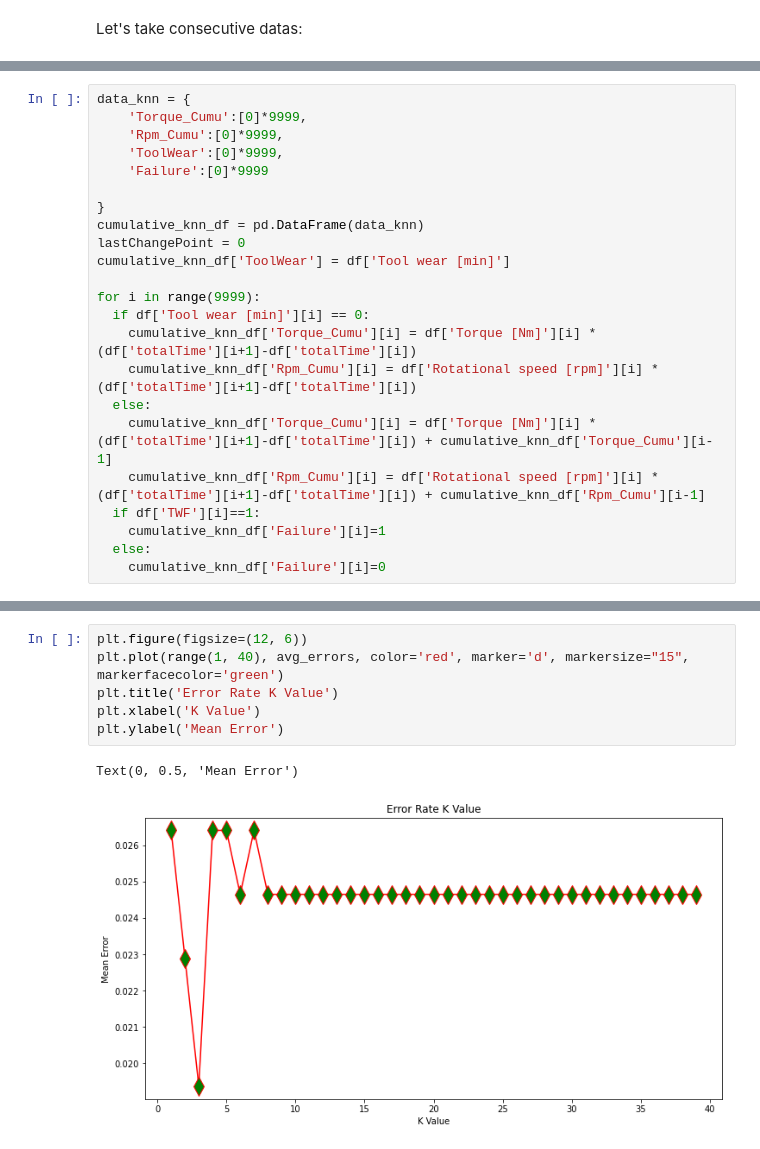
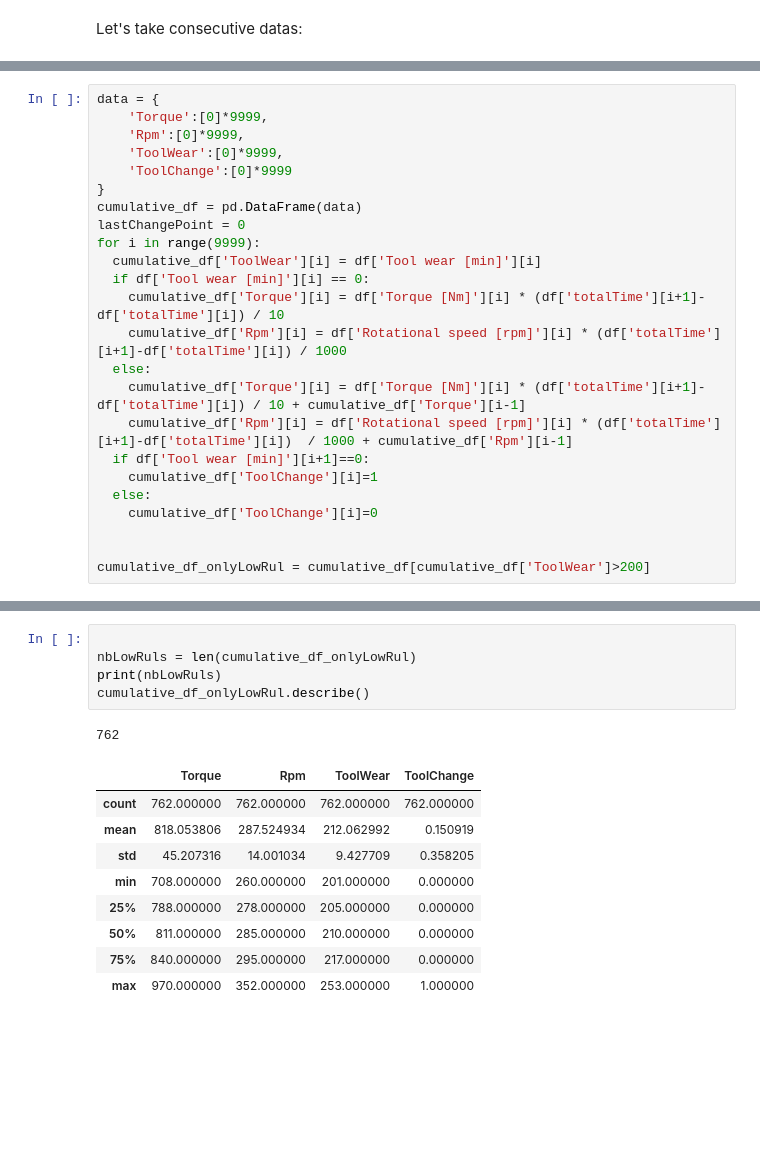
Before and after one commit to benjaminsalon/MALIS_Project, a Jupyter notebook: MALIS_Project.ipynb, the cells around one changed output, grey strips where cells are left out. Cells and saved outputs as stored; diff of their text form; blank space fills up the shorter version.

```diff
--- a/MALIS_Project.ipynb
+++ b/MALIS_Project.ipynb
@@ -431,23 +438,24 @@ list(df.columns)
 # %%
-data_knn = {
-    'Torque_Cumu':[0]*9999,
-    'Rpm_Cumu':[0]*9999,
+data = {
+    'Torque':[0]*9999,
+    'Rpm':[0]*9999,
     'ToolWear':[0]*9999,
-    'Failure':[0]*9999
+    'ToolChange':[0]*9999
+}
+cumulative_df = pd.DataFrame(data)
+lastChangePoint = 0
+for i in range(9999):
+  cumulative_df['ToolWear'][i] = df['Tool wear [min]'][i]
+  if df['Tool wear [min]'][i] == 0:
+    cumulative_df['Torque'][i] = df['Torque [Nm]'][i] * (df['totalTime'][i+1]-df['totalTime'][i]) / 10
+    cumulative_df['Rpm'][i] = df['Rotational speed [rpm]'][i] * (df['totalTime'][i+1]-df['totalTime'][i]) / 1000
+  else:
+    cumulative_df['Torque'][i] = df['Torque [Nm]'][i] * (df['totalTime'][i+1]-df['totalTime'][i]) / 10 + cumulative_df['Torque'][i-1]
+    cumulative_df['Rpm'][i] = df['Rotational speed [rpm]'][i] * (df['totalTime'][i+1]-df['totalTime'][i])  / 1000 + cumulative_df['Rpm'][i-1]
+  if df['Tool wear [min]'][i+1]==0:
+    cumulative_df['ToolChange'][i]=1
+  else:
+    cumulative_df['ToolChange'][i]=0
 
-}
-cumulative_knn_df = pd.DataFrame(data_knn)
-lastChangePoint = 0
-cumulative_knn_df['ToolWear'] = df['Tool wear [min]']
 
-for i in range(9999):
-  if df['Tool wear [min]'][i] == 0:
-    cumulative_knn_df['Torque_Cumu'][i] = df['Torque [Nm]'][i] * (df['totalTime'][i+1]-df['totalTime'][i])
-    cumulative_knn_df['Rpm_Cumu'][i] = df['Rotational speed [rpm]'][i] * (df['totalTime'][i+1]-df['totalTime'][i])
-  else:
-    cumulative_knn_df['Torque_Cumu'][i] = df['Torque [Nm]'][i] * (df['totalTime'][i+1]-df['totalTime'][i]) + cumulative_knn_df['Torque_Cumu'][i-1]
-    cumulative_knn_df['Rpm_Cumu'][i] = df['Rotational speed [rpm]'][i] * (df['totalTime'][i+1]-df['totalTime'][i]) + cumulative_knn_df['Rpm_Cumu'][i-1]
-  if df['TWF'][i]==1:
-    cumulative_knn_df['Failure'][i]=1
-  else:
-    cumulative_knn_df['Failure'][i]=0
+cumulative_df_onlyLowRul = cumulative_df[cumulative_df['ToolWear']>200]
@@ -553,9 +462,16 @@ for i in range(1,40):
-# %%
-plt.figure(figsize=(12, 6))
-plt.plot(range(1, 40), avg_errors, color='red', marker='d', markersize="15", markerfacecolor='green')
-plt.title('Error Rate K Value')
-plt.xlabel('K Value')
-plt.ylabel('Mean Error')
-# %% [output]
-Text(0, 0.5, 'Mean Error')
-[figure, removed]
+# %%
+
+nbLowRuls = len(cumulative_df_onlyLowRul)
+print(nbLowRuls)
+cumulative_df_onlyLowRul.describe()
+# %% [output]
+762
+|  | Torque | Rpm | ToolWear | ToolChange |
+| count | 762.000000 | 762.000000 | 762.000000 | 762.000000 |
+| mean | 818.053806 | 287.524934 | 212.062992 | 0.150919 |
+| std | 45.207316 | 14.001034 | 9.427709 | 0.358205 |
+| min | 708.000000 | 260.000000 | 201.000000 | 0.000000 |
+| 25% | 788.000000 | 278.000000 | 205.000000 | 0.000000 |
+| 50% | 811.000000 | 285.000000 | 210.000000 | 0.000000 |
+| 75% | 840.000000 | 295.000000 | 217.000000 | 0.000000 |
+| max | 970.000000 | 352.000000 | 253.000000 | 1.000000 |
```
Also changed, not shown: parts of 39 cells of this notebook, 2 other files.
